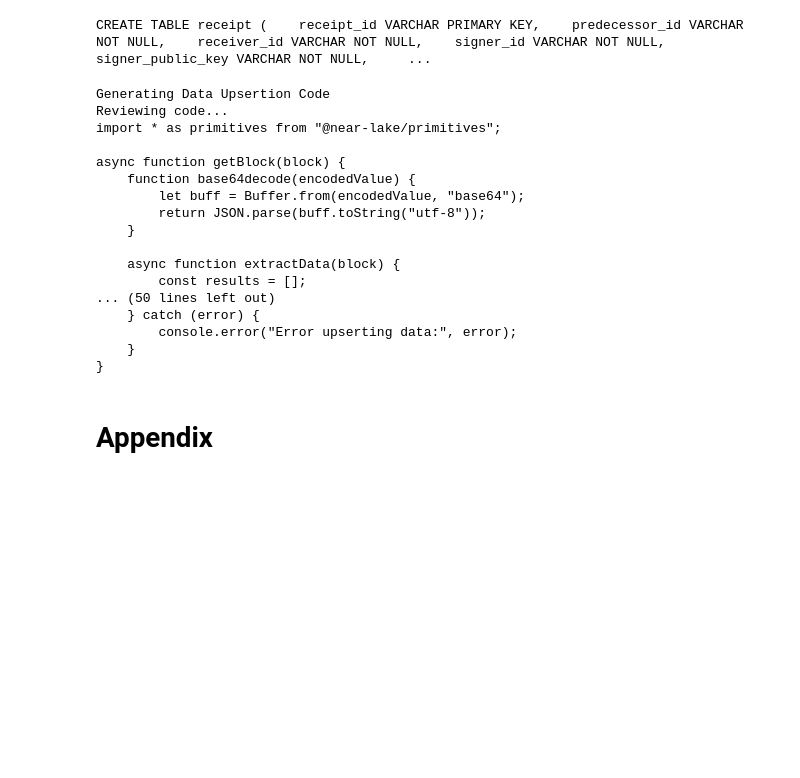
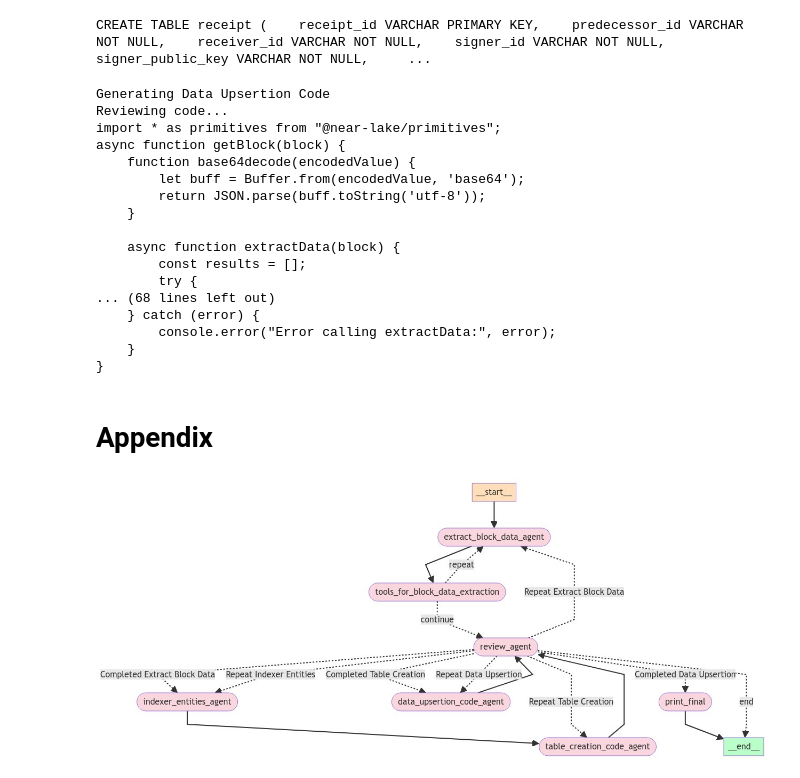
Before and after one commit to near/indexer-agent, a Jupyter notebook: notebooks/SP_Agent_v1.ipynb, the cells around one changed output. Saved outputs shown, nothing was run; the diff lists cells and outputs as text; code cells hidden in the pictures; blank space fills up the shorter version.

```diff
--- a/notebooks/SP_Agent_v1.ipynb
+++ b/notebooks/SP_Agent_v1.ipynb
@@ -578,48 +557,61 @@ print(table_creation_code)
 # %% [output]
 CREATE TABLE receipt (    receipt_id VARCHAR PRIMARY KEY,    predecessor_id VARCHAR NOT NULL,    receiver_id VARCHAR NOT NULL,    signer_id VARCHAR NOT NULL,    signer_public_key VARCHAR NOT NULL,     ...
 # %%
-from langchain_core.messages import HumanMessage
+# from langchain_core.messages import HumanMessage
 
-question = f"""
-    Take this Postgresql schema and Javascript function for parsing parse blocks and generate DataUpsertion code to upsert data into Postgresql tables.
-"""
+# question = f"""
+#     Take this Postgresql schema and Javascript function for parsing parse blocks and generate DataUpsertion code to upsert data into Postgresql tables.
+# """
 
-result = DataUpsertion_app.invoke({"messages": [HumanMessage(content=question)],
-                     "original_prompt": question,
-                     "entity_schema": entity_schema,
-                     "block_heights":[],
-                     "block_data_extraction_code":block_data_extraction_code,
-                     "table_creation_code":table_creation_code,
-                     "data_upsertion_code": "",
-                     "indexer_entities_description":"",
-                     "iterations": 0,
-                     "error":"",
-                     "should_continue": False,
-                     })
+# result = DataUpsertion_app.invoke({"messages": [HumanMessage(content=question)],
+#                      "original_prompt": question,
+#                      "entity_schema": entity_schema,
+#                      "block_heights":[],
+#                      "block_data_extraction_code":block_data_extraction_code,
+#                      "table_creation_code":table_creation_code,
+#                      "data_upsertion_code": "",
+#                      "indexer_entities_description":"",
+#                      "iterations": 0,
+#                      "error":"",
+#                      "should_continue": False,
+#                      })
 
-data_upsertion_code = result["data_upsertion_code"].replace('\\n','\n')
-# print(result['block_data_extraction_code'])
-print(data_upsertion_code)
+# data_upsertion_code = result["data_upsertion_code"].replace('\\n','\n')
+# # print(result['block_data_extraction_code'])
+# print(data_upsertion_code)
 # %% [output]
 Generating Data Upsertion Code
 Reviewing code...
 import * as primitives from "@near-lake/primitives";
-
 async function getBlock(block) {
     function base64decode(encodedValue) {
-        let buff = Buffer.from(encodedValue, "base64");
-        return JSON.parse(buff.toString("utf-8"));
+        let buff = Buffer.from(encodedValue, 'base64');
+        return JSON.parse(buff.toString('utf-8'));
     }
 
     async function extractData(block) {
         const results = [];
-... (50 lines left out)
+        try {
+... (68 lines left out)
     } catch (error) {
-        console.error("Error upserting data:", error);
+        console.error("Error calling extractData:", error);
     }
 }
 # %% [markdown]
 # Appendix
+# %%
+# test graph no human review
+import sys
+sys.path.append('..')
+from graph.master_graph import create_graph_no_human_review
+from langchain_core.messages import HumanMessage
+from IPython.display import Image, display
+
+workflow = create_graph_no_human_review()
+no_review_app = workflow.compile()
+display(Image(no_review_app.get_graph(xray=True).draw_mermaid_png()))
+# %% [output]
+[figure, added]
 # %%
 # # Testing Output JS
 # from tools.JavaScriptRunner import run_js_on_block
```
Also changed, not shown: parts of 6 cells of this notebook, 8 other files.
